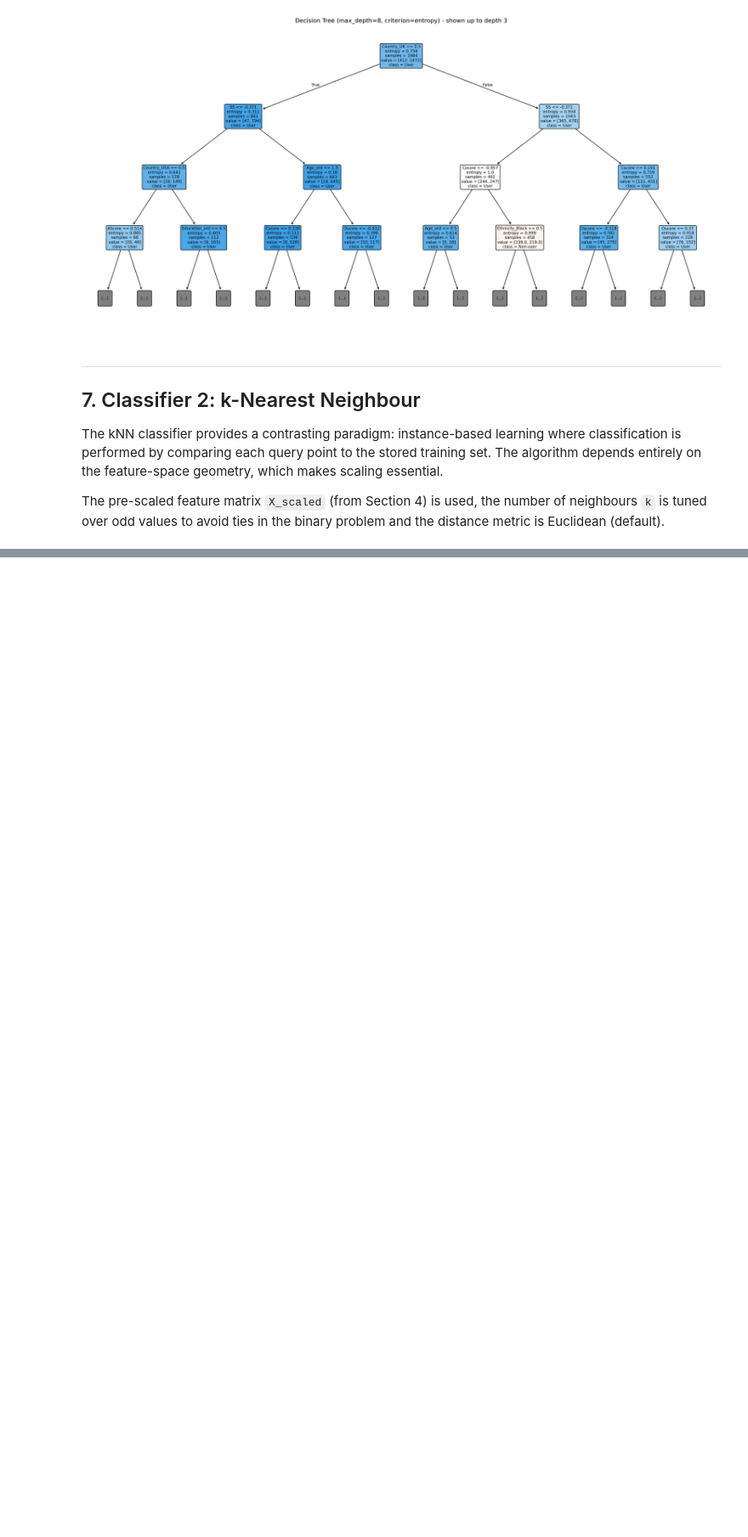
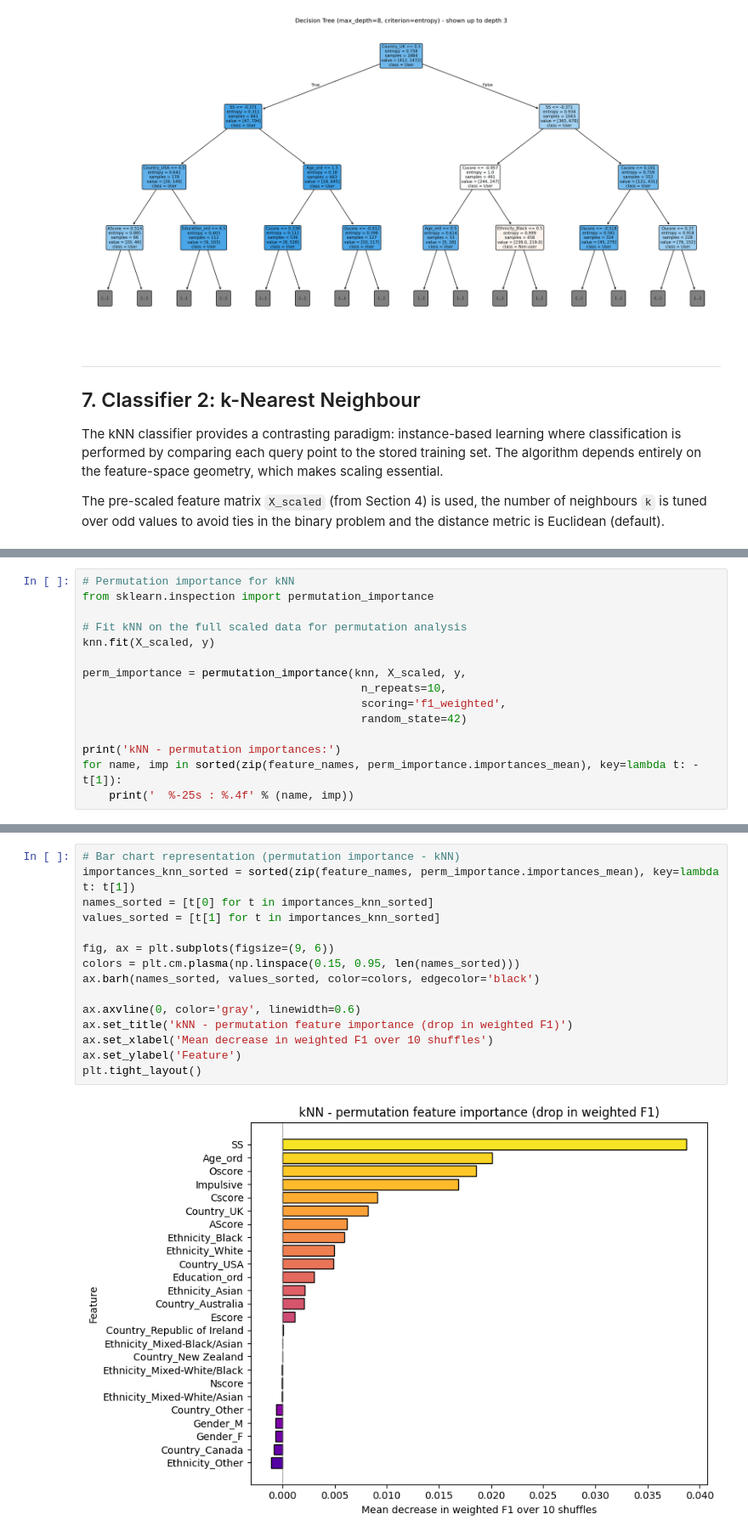
Before and after one commit to maarqui/drug-consumption-analysis, a Jupyter notebook: classification/classification-notebook.ipynb, the cells around one changed output, grey strips where cells are left out. Shown at 85% size. Drawn from its saved outputs; the diff is of its cells as text; blank space fills up the shorter version.

Commit message:
feat: completed full dataset classification

```diff
--- a/classification/classification-notebook.ipynb
+++ b/classification/classification-notebook.ipynb
@@ -337,0 +515,15 @@ The pre-scaled feature matrix `X_scaled` (from Section 4) is used, the number of
+# %%
+# Permutation importance for kNN
+from sklearn.inspection import permutation_importance
+
+# Fit kNN on the full scaled data for permutation analysis
+knn.fit(X_scaled, y)
+
+perm_importance = permutation_importance(knn, X_scaled, y,
+                                          n_repeats=10,
+                                          scoring='f1_weighted',
+                                          random_state=42)
+
+print('kNN - permutation importances:')
+for name, imp in sorted(zip(feature_names, perm_importance.importances_mean), key=lambda t: -t[1]):
+    print('  %-25s : %.4f' % (name, imp))
@@ -337,0 +548,17 @@ The pre-scaled feature matrix `X_scaled` (from Section 4) is used, the number of
+# %%
+# Bar chart representation (permutation importance - kNN)
+importances_knn_sorted = sorted(zip(feature_names, perm_importance.importances_mean), key=lambda t: t[1])
+names_sorted = [t[0] for t in importances_knn_sorted]
+values_sorted = [t[1] for t in importances_knn_sorted]
+
+fig, ax = plt.subplots(figsize=(9, 6))
+colors = plt.cm.plasma(np.linspace(0.15, 0.95, len(names_sorted)))
+ax.barh(names_sorted, values_sorted, color=colors, edgecolor='black')
+
+ax.axvline(0, color='gray', linewidth=0.6)
+ax.set_title('kNN - permutation feature importance (drop in weighted F1)')
+ax.set_xlabel('Mean decrease in weighted F1 over 10 shuffles')
+ax.set_ylabel('Feature')
+plt.tight_layout()
+# %% [output]
+[figure, added]
```
Also changed, not shown: parts of 15 cells of this notebook.
